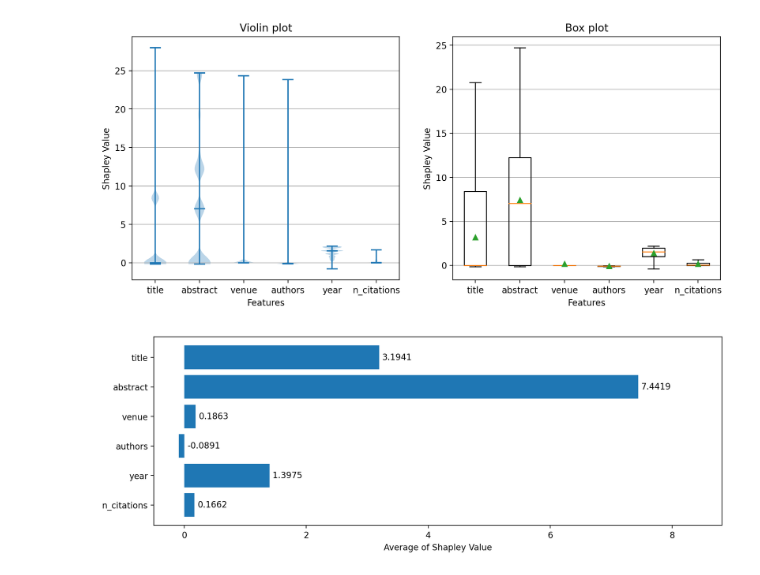
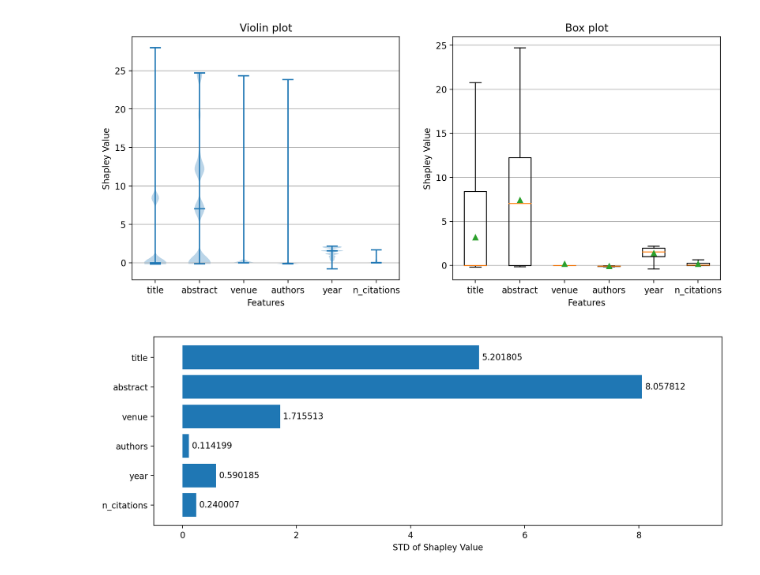
Before and after one commit to youyinnn/s2search, a Jupyter notebook: pipelining/exp5/shap2.ipynb, the cells around one changed output. Cells and saved outputs as stored; diff of their text form; code cells hidden in the pictures.

```diff
--- a/pipelining/exp5/shap2.ipynb
+++ b/pipelining/exp5/shap2.ipynb
@@ -18,6 +18,7 @@ Got sample data: cslg
 # %%
 import matplotlib.pyplot as plt
 import numpy as np
+from s2search_score_pdp import pdp_based_importance
 
 fig, axs = plt.subplots(nrows=1, ncols=2, figsize=(12, 5), dpi=200)
 
@@ -31,7 +32,8 @@ average_sv = []
 
 for player_sv in [f'{player}_sv' for player in feature_key_list]:
     all_data.append(sv[player_sv])
-    average_sv.append(np.mean(sv[player_sv]))
+    average_sv.append(pdp_based_importance(sv[player_sv]))
+    # average_sv.append(np.std(sv[player_sv]))
     # print(np.max(sv[player_sv]))
 
 # plot violin plot
@@ -61,24 +63,24 @@ plt.show()
 # %%
 plt.rcdefaults()
 fig, ax = plt.subplots(figsize=(12, 4), dpi=200)
 
 # Example data
 feature_names = ('title', 'abstract', 'venue', 'authors', 'year', 'n_citations')
 y_pos = np.arange(len(feature_names))
 # error = np.random.rand(len(feature_names))
 
 # ax.xaxis.grid(True)
 ax.barh(y_pos, average_sv, align='center')
 ax.set_yticks(y_pos, labels=feature_names)
 ax.invert_yaxis()  # labels read top-to-bottom
-ax.set_xlabel('Average of Shapley Value')
+ax.set_xlabel('STD of Shapley Value')
 
 _, xmax = plt.xlim()
 plt.xlim(-0.5, xmax + 1)
 for i, v in enumerate(average_sv):
     margin = 0.05
-    ax.text(v + margin if v > 0 else margin, i, str(round(v, 4)), color='black', ha='left', va='center')
+    ax.text(v + margin if v > 0 else margin, i, str(round(v, 6)), color='black', ha='left', va='center')
 
 plt.show()
 # %% [output]
-[figure, old version]
+[figure, new version]
```
Also changed, not shown: 15 other files.
